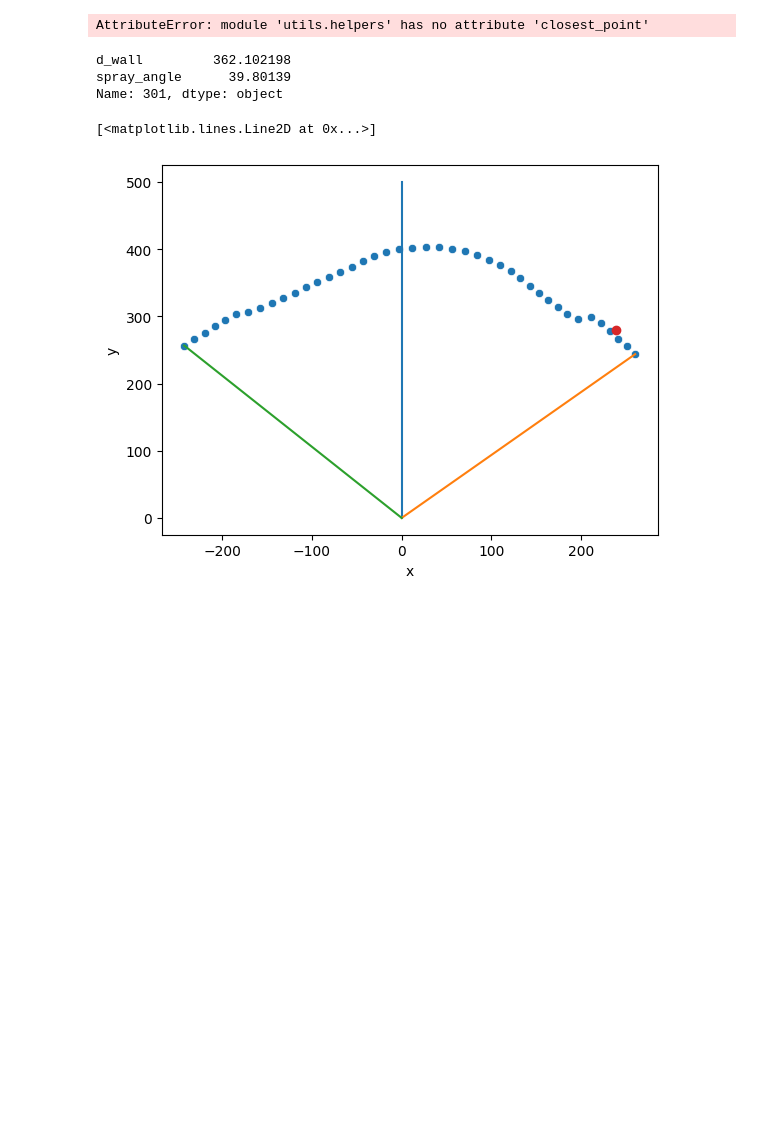
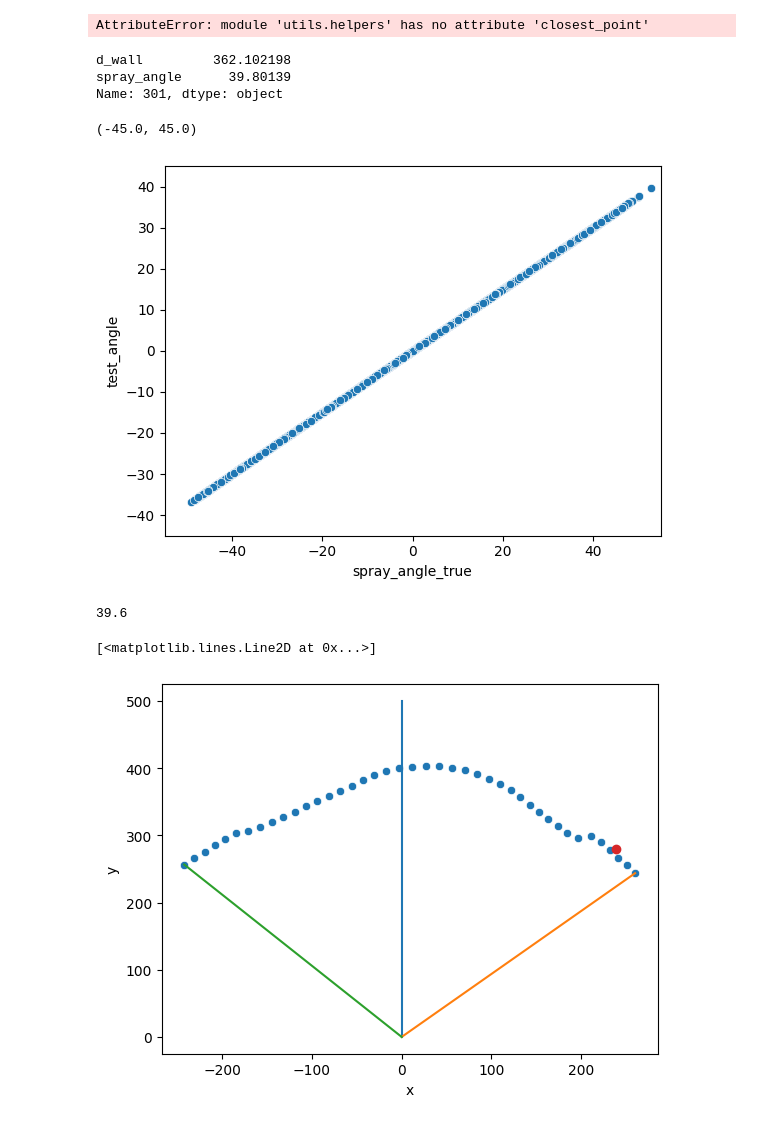
Before and after one commit to vtrudy01/YouTube-Code, a Jupyter notebook: main.ipynb, the cells around one changed output. Drawn from its saved outputs; the diff is of its cells as text; code cells hidden in the pictures; blank space fills up the shorter version.

```diff
--- a/main.ipynb
+++ b/main.ipynb
@@ -27,0 +82,25 @@ outfield_dims['team_abv'] = outfield_dims['team'].apply(lambda x: helpers.mappin
+# %%
+def is_home_run_dan(launch_speed_fts, launch_angle_rads, plate_z, hit_distance_sc, spray_angle, team, g=-32.174):
+
+    wall_distance, fence_height = home_run_needed_metrics(spray_angle, team)
+
+    # calculate launch_speed_x and launch_speed_y
+    launch_speed_x = launch_speed_fts * np.cos(launch_angle_rads)
+    launch_speed_y = launch_speed_fts * np.sin(launch_angle_rads)
+
+    # calculate total_time
+    total_time = -(launch_speed_y + np.sqrt(launch_speed_y**2 + (2*g * plate_z))) / g
+
+    # calculate acceleration_x
+    acceleration_x = (-2*launch_speed_x / total_time) + (2*hit_distance_sc/total_time**2)
+
+    # calculate time_wall
+    time_wall = (-launch_speed_x + np.sqrt(launch_speed_x**2 + 2*acceleration_x*wall_distance))/acceleration_x
+
+    # calculate height_at_wall
+    height_at_wall = (launch_speed_y * time_wall) + (.5*g*(time_wall**2))
+
+    # check if the ball clears the wall
+    if height_at_wall > fence_height:
+        return 1
+    return 0
@@ -27,0 +123,2 @@ outfield_dims['team_abv'] = outfield_dims['team'].apply(lambda x: helpers.mappin
+# %%
+hits_data['is_homer'] = hits_data[['launch_speed_fts','launch_angle_rads','plate_z','hit_distance_sc','spray_angle_true','home_team']].apply(lambda x: is_home_run_dan(x[0],x[1],x[2],x[3],x[4],x[5]),1)
@@ -165,3 +299,16 @@ Name: 301, dtype: object
+# %%
+hits_data['test_angle'] = hits_data[['hc_x_','hc_y_']].apply(lambda x: (math.atan(x[0]/x[1])*180/math.pi*.75),1)
+# %%
+sns.scatterplot(data=hits_data, x='spray_angle_true',y='test_angle')
+plt.xlim([-55,55])
+plt.ylim([-45,45])
+# %% [output]
+(-45.0, 45.0)
+[figure, added]
+# %%
+hits_data['test_angle'].max()
+# %% [output]
+39.6
 # %%
 sns.scatterplot(data=outfield_dims.query('team == "cubs"'), x='x',y='y')
 plt.plot([0,0],[0,500])
```
Also changed, not shown: parts of 20 cells of this notebook.
